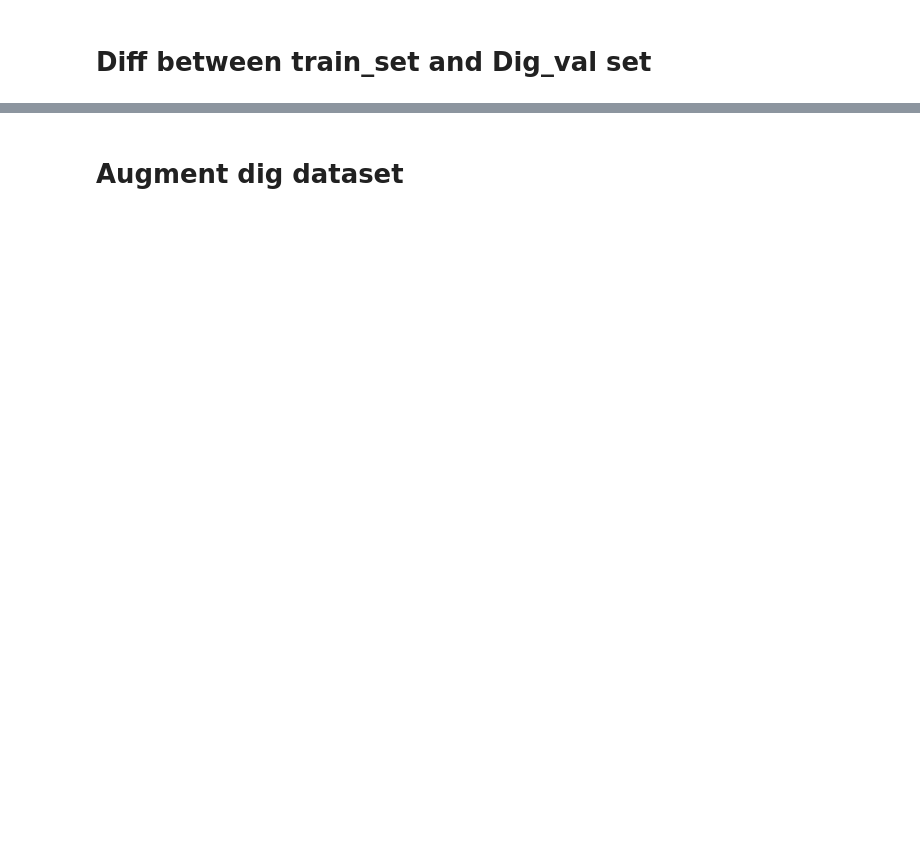
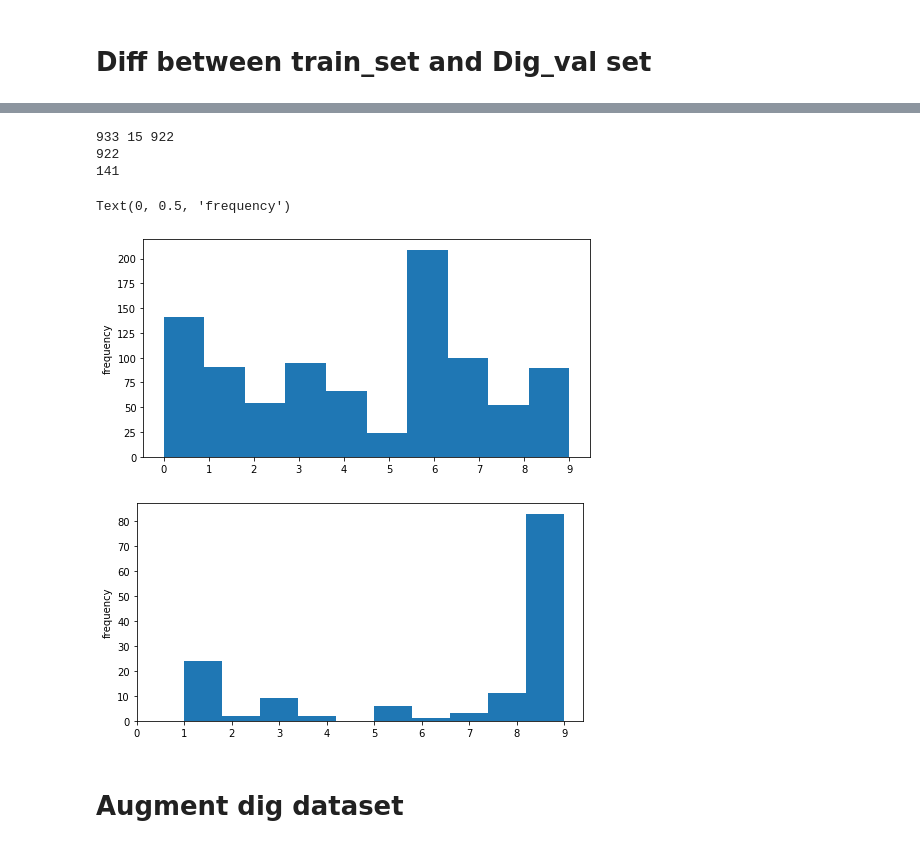
Before and after one commit to ccchang1023/Kannada_MNIST_CNN, a Jupyter notebook: Data_visualization.ipynb, the cells around one changed output, grey strips where cells are left out. Saved outputs shown, nothing was run; the diff lists cells and outputs as text; code cells hidden in the pictures; blank space fills up the shorter version.

Commit message:
Visualize difficult cases (class 0, 6, 9)

```diff
--- a/Data_visualization.ipynb
+++ b/Data_visualization.ipynb
@@ -64,13 +48,13 @@ trans = transforms.Compose([
 # %%
 
 global_data = pd.read_csv("./dataset/train.csv")
-global_data_dig = pd.read_csv("./dataset/Dig-Mnist-Augmented.csv")
+global_data_dig = pd.read_csv("./dataset/Dig-Mnist.csv")
 
 class KMnistDataset(Dataset):
     def __init__(self,data_len=None, is_validate=False,validate_rate=None):
         self.is_validate = is_validate
-#         self.data = global_data_dig
-        self.data = global_data
+        self.data = global_data_dig
+#         self.data = global_data
         print("data shape:", np.shape(self.data))
         if data_len == None:
             data_len = len(self.data)
@@ -167,3 +186,15 @@ print(time_counter/1000)
+# %%
+from model.models import convNet, convNet_val
+
+dig_model = convNet(in_channels=1)
+dig_model.cuda()
+dig_model.load_state_dict(torch.load("Kmnist_saved_model/Fold0_loss0.010_acc99.863"))
+dig_model.eval()
+
+model = convNet(in_channels=1)
+model.cuda()
+model.load_state_dict(torch.load("Kmnist_saved_model/ep70_acc0.9978"))
+model.eval()
 # %%
 vr = 1
 dataset = KMnistDataset(data_len=None,is_validate=True, validate_rate=vr)
@@ -210,3 +225,52 @@ for i in range(40,50):
+# %%
+indices1 = np.where(result!=labels)[0]       #(num)
+indices2 = np.where(result_dig!=labels)[0]
+indices3 = np.where((result!=labels)&(result_dig==labels))[0]
+
+cirtic_label_list = []
+label_list = []
+
+print(len(indices1),len(indices2),len(indices3))  #dig: 912 51 878
+#up: 954
+for i in range(len(indices3)):
+    idx = indices3[i]
+    img1 = global_data_dig.iloc[idx, 1:].values.astype(np.uint8).reshape((28, 28))  #value: 0~255
+    img1 = Image.fromarray(img1)
+    label1 = result[idx]
+    label2 = result_dig[idx]
+    label = labels[idx]
+    cirtic_label_list.append(label)
+
+    if label ==0:
+        label_list.append(label1)
+    else:
+        continue
+
+#     fig, axes = plt.subplots(1,1,figsize=(1,1))
+#     axes.imshow(img1,cmap="gray")
+#     plt.pause(.1)
+#     print("Model:",label1," Model2:",label2," Label:",label)
+
+plt.figure(figsize=(8,4))
+data = np.uint8(cirtic_label_list)
+print(len(data))
+plt.hist(data ,density=0,align="mid",bins=10,rwidth=1)
+plt.xticks(range(10))
+plt.ylabel('frequency')
+
+plt.figure(figsize=(8,4))
+data = np.uint8(label_list)
+print(len(data))
+plt.hist(data ,density=0,align="mid",bins=10,rwidth=1)
+plt.xticks(range(10))
+plt.ylabel('frequency')
+# %% [output]
+933 15 922
+922
+141
+Text(0, 0.5, 'frequency')
+[figure, added]
+[figure, added]
 # %% [markdown]
 # Augment dig dataset
 # %%
```
Also changed, not shown: parts of 9 cells of this notebook, 1 other file.
